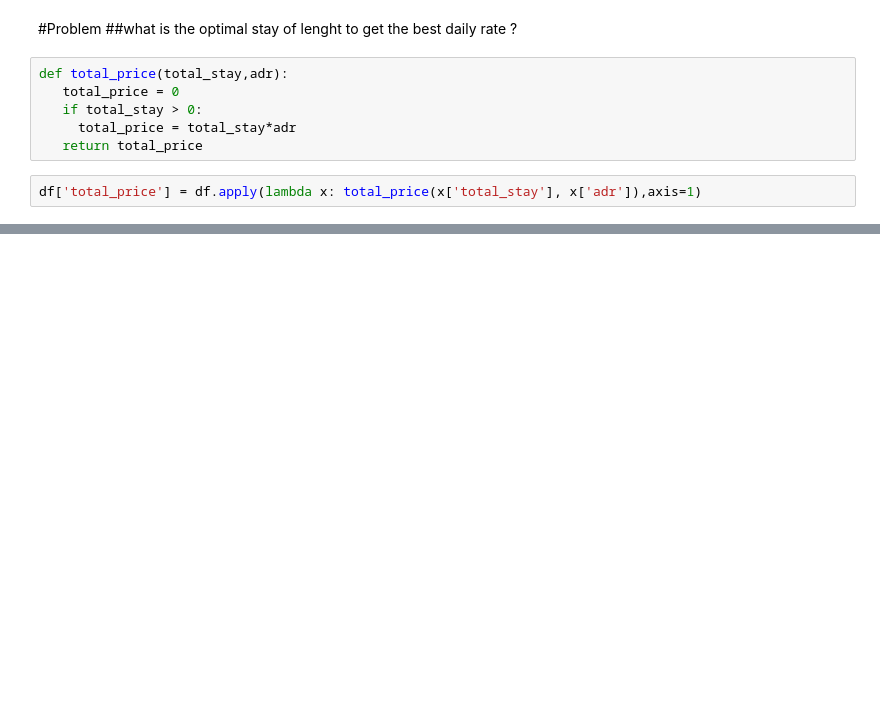
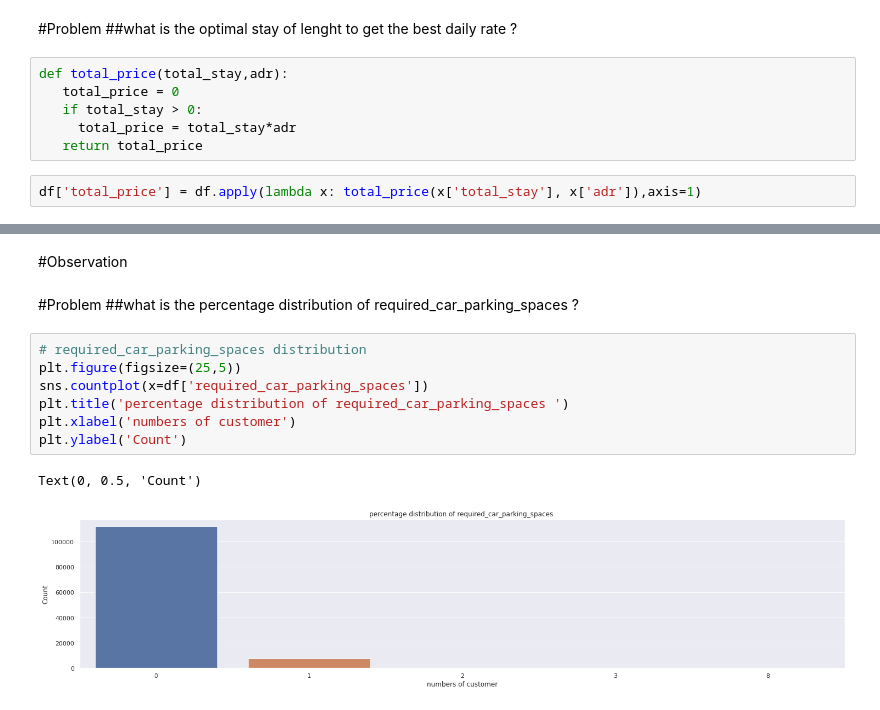
Before and after one commit to Almabette/HotelBookingAnalysis, a Jupyter notebook: Copy_of_Copy_of_Hotel_Booking_Analysis_Capstone_Project.ipynb, the cells around one changed output, grey strips where cells are left out. Drawn from its saved outputs; the diff is of its cells as text; blank space fills up the shorter version.

```diff
--- a/Copy_of_Copy_of_Hotel_Booking_Analysis_Capstone_Project.ipynb
+++ b/Copy_of_Copy_of_Hotel_Booking_Analysis_Capstone_Project.ipynb
@@ -580,0 +629,15 @@ df.head()
+# %% [markdown]
+#Observation
+# %% [markdown]
+#Problem
+##what is the percentage distribution of required_car_parking_spaces ?
+# %%
+# required_car_parking_spaces distribution
+plt.figure(figsize=(25,5))
+sns.countplot(x=df['required_car_parking_spaces'])
+plt.title('percentage distribution of required_car_parking_spaces ')
+plt.xlabel('numbers of customer')
+plt.ylabel('Count')
+# %% [output]
+Text(0, 0.5, 'Count')
+[figure, added]
```
Also changed, not shown: parts of 29 cells of this notebook.
